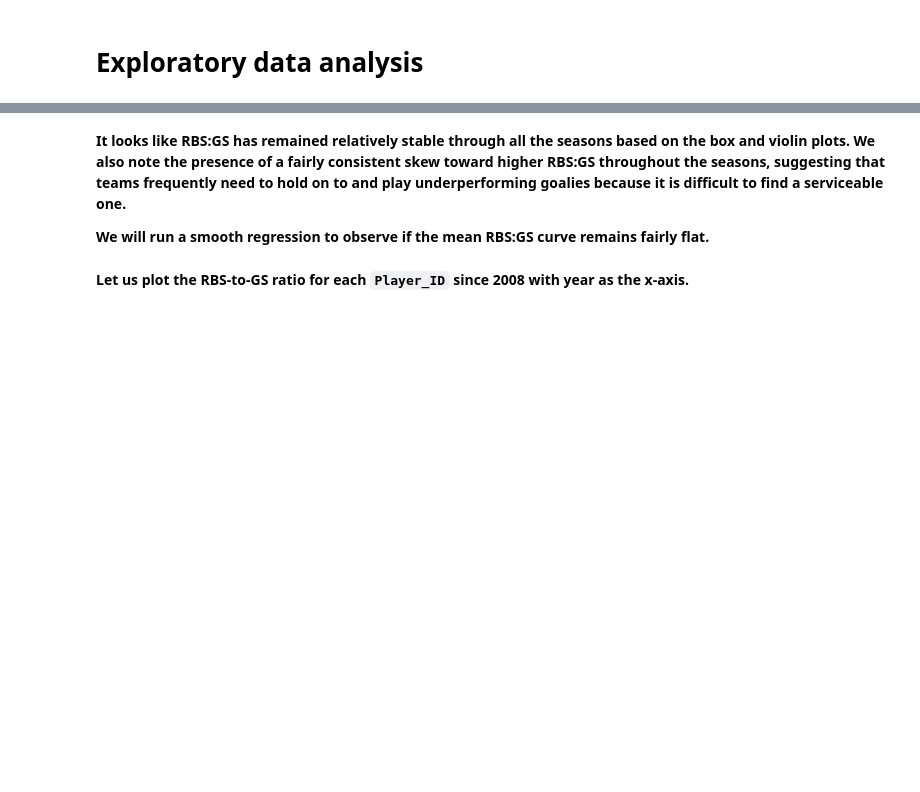
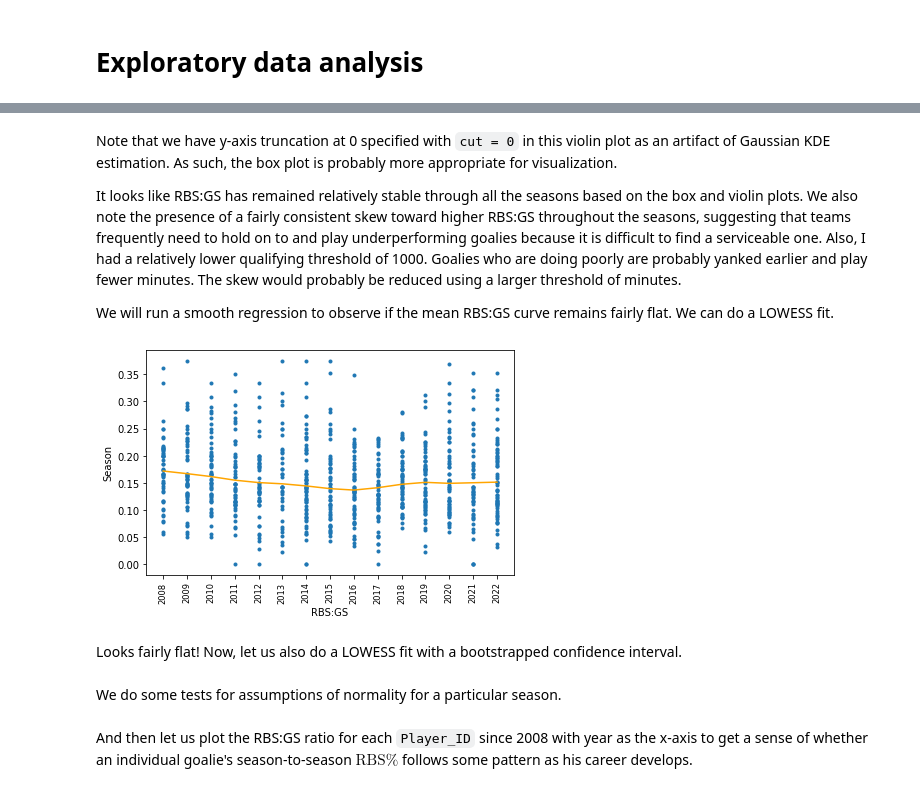
Before and after one commit to wallyxie/-NHL-Really-Bad-Start-Exercise-, a Jupyter notebook: nhl_exercise.ipynb, the cells around one changed output, grey strips where cells are left out. Saved outputs shown, nothing was run; the diff lists cells and outputs as text; code cells hidden in the pictures; blank space fills up the shorter version.

```diff
--- a/nhl_exercise.ipynb
+++ b/nhl_exercise.ipynb
@@ -175,4 +197,6 @@ plt.show()
 # %% [markdown]
-**It looks like RBS:GS has remained relatively stable through all the seasons based on the box and violin plots. We also note the presence of a fairly consistent skew toward higher RBS:GS throughout the seasons, suggesting that teams frequently need to hold on to and play underperforming goalies because it is difficult to find a serviceable one.**
+Note that we have y-axis truncation at 0 specified with `cut = 0` in this violin plot as an artifact of Gaussian KDE estimation. As such, the box plot is probably more appropriate for visualization.
 
-**We will run a smooth regression to observe if the mean RBS:GS curve remains fairly flat.**
+It looks like RBS:GS has remained relatively stable through all the seasons based on the box and violin plots. We also note the presence of a fairly consistent skew toward higher RBS:GS throughout the seasons, suggesting that teams frequently need to hold on to and play underperforming goalies because it is difficult to find a serviceable one. Also, I had a relatively lower qualifying threshold of 1000. Goalies who are doing poorly are probably yanked earlier and play fewer minutes. The skew would probably be reduced using a larger threshold of minutes.
+
+We will run a smooth regression to observe if the mean RBS:GS curve remains fairly flat. We can do a LOWESS fit.
@@ -178,0 +205,16 @@ plt.show()
+# %%
+smoothed_mean = sm.nonparametric.lowess(exog = df_g_2008_qual_tot['Season'], endog = df_g_2008_qual_tot['RBS_GS_ratio'], frac = 0.3)
+# %%
+fig, ax = plt.subplots()
+ax.scatter(df_g_2008_qual_tot['Season'], df_g_2008_qual_tot['RBS_GS_ratio'], marker = '.')
+ax.plot(smoothed_mean[:, 0], smoothed_mean[:, 1], c = 'orange')
+ax.xaxis.set_tick_params(labelsize = 'small', labelrotation = 90)
+ax.set_xticks(np.arange(2008, 2023, 1))
+ax.set_xlabel('RBS:GS')
+ax.set_ylabel('Season')
+plt.tight_layout()
+plt.show()
+# %% [output]
+[figure, added]
+# %% [markdown]
+Looks fairly flat! Now, let us also do a LOWESS fit with a bootstrapped confidence interval.
@@ -179,2 +265,4 @@ plt.show()
+# %% [markdown]
+We do some tests for assumptions of normality for a particular season.
 # %% [markdown]
-**Let us plot the RBS-to-GS ratio for each `Player_ID` since 2008 with year as the x-axis.**
+And then let us plot the RBS:GS ratio for each `Player_ID` since 2008 with year as the x-axis to get a sense of whether an individual goalie's season-to-season $\textrm{RBS}\%$ follows some pattern as his career develops.
```
Also changed, not shown: parts of 22 cells of this notebook.
